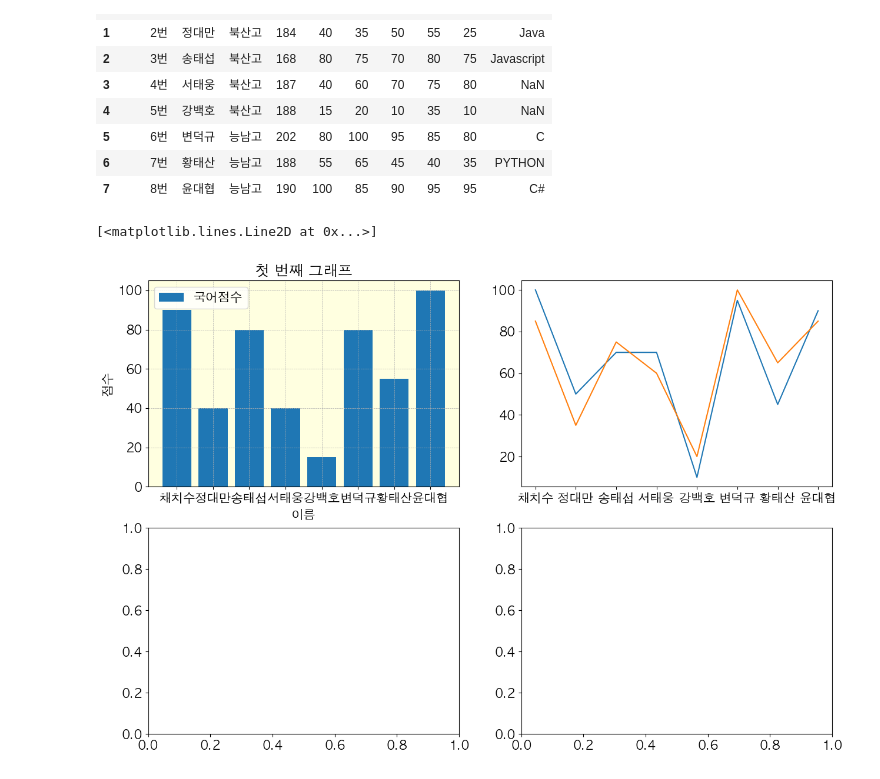
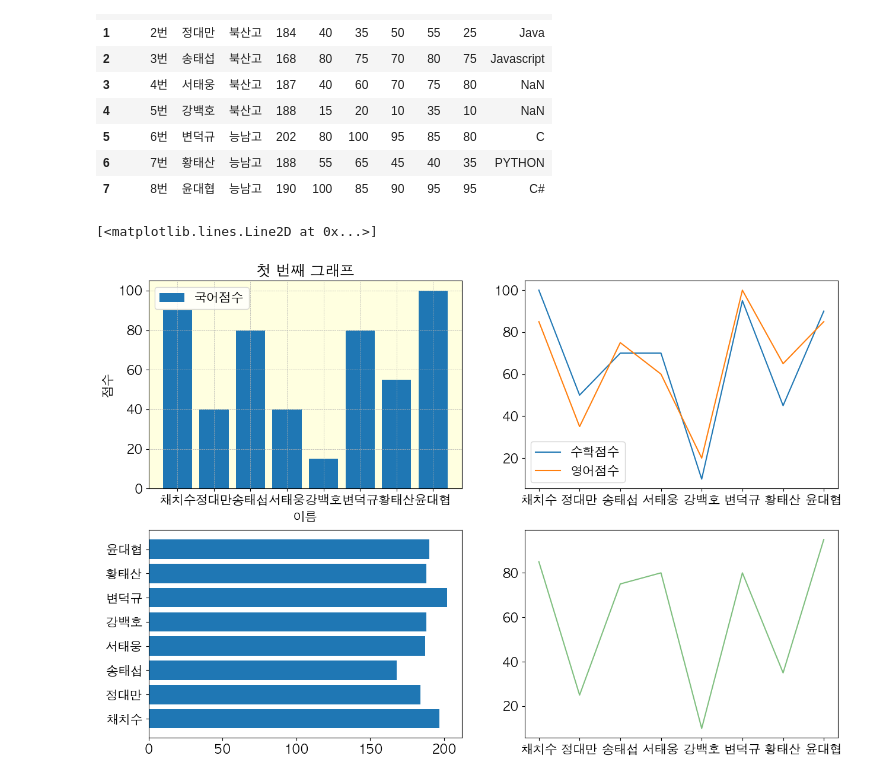
Before and after one commit to kngsujng/Data-Analysis_Study, a Jupyter notebook: PythonDataWorkspace/Matplotlib/16. 여러 그래프.ipynb, the cells around one changed output. Drawn from its saved outputs; the diff is of its cells as text; code cells hidden in the pictures.

```diff
--- a/PythonDataWorkspace/Matplotlib/16. 여러 그래프.ipynb
+++ b/PythonDataWorkspace/Matplotlib/16. 여러 그래프.ipynb
@@ -24,17 +24,24 @@ df
 # %%
 fig, axs = plt.subplots(2,2, figsize=(15, 10)) # 2 x 2에 해당하는 plot들을 생성
 # fig.subtitle('여러 그래프 넣기')
 
 # 첫 번째 그래프
 axs[0,0].bar(df['이름'], df['국어'], label='국어점수') # 데이터 설정
 axs[0,0].set_title('첫 번째 그래프') # 제목
 axs[0,0].legend() # 범례
 axs[0,0].set(xlabel='이름', ylabel='점수') # x, y축 label
 axs[0,0].set_facecolor('lightyellow') # 배경색
 axs[0,0].grid(ls='--', linewidth=0.5)
 
 axs[0,1].plot(df['이름'], df['수학'], label='수학점수')
-axs[0,1].plot(df['이름'], df['영어'], lable)
+axs[0,1].plot(df['이름'], df['영어'], label='영어점수')
+axs[0,1].legend()
+
+# 세 번째 그래프
+axs[1,0].barh(df['이름'], df['키'])
+
+# 네 번째 그래프
+axs[1,1].plot(df['이름'], df['사회'], color='green', alpha=0.5)
 # %% [output]
 [<matplotlib.lines.Line2D at 0x...>]
-[figure, old version]
+[figure, new version]
```
Also changed, not shown: 2 other files.
